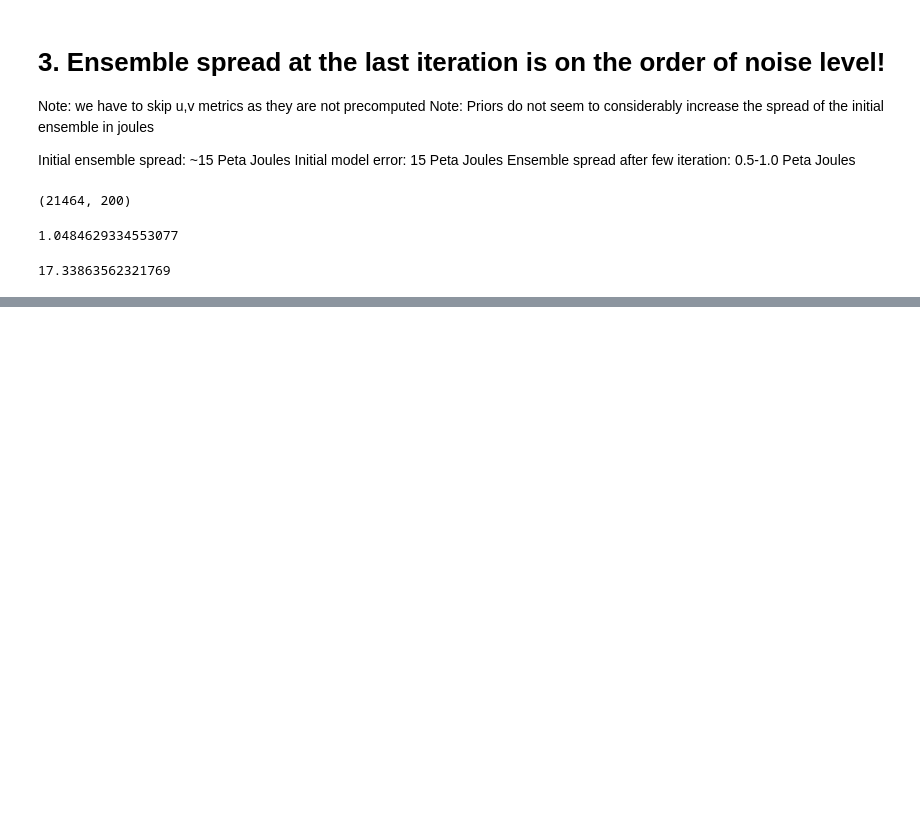
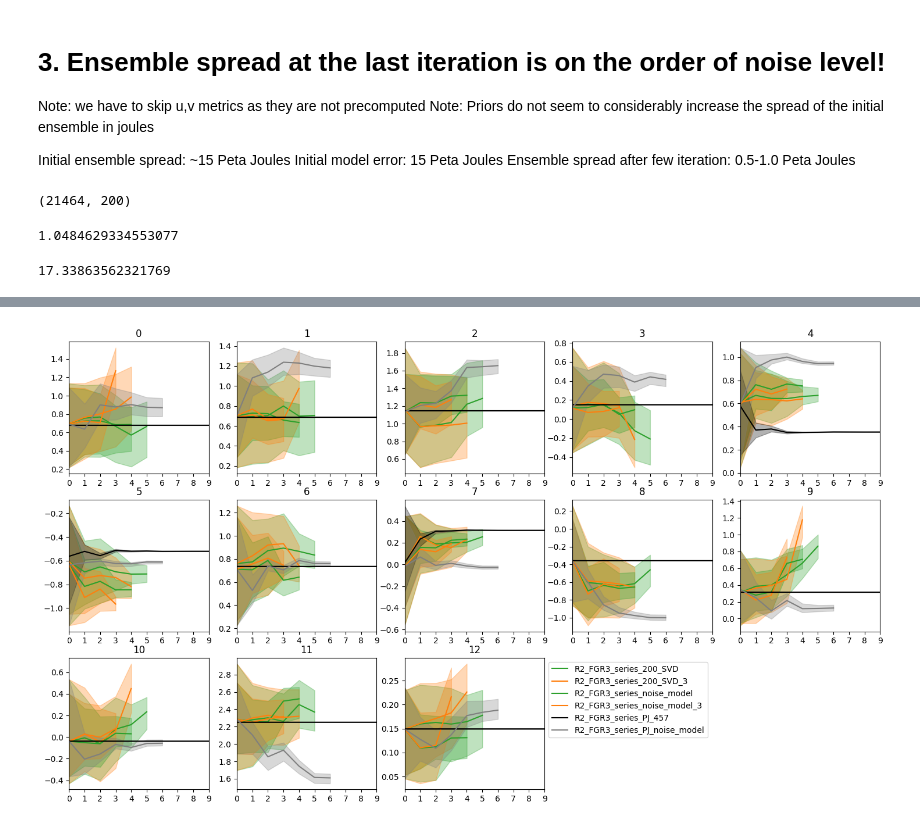
Before and after one commit to m2lines/calibration-MOM6, a Jupyter notebook: notebooks/noise_model.ipynb, the cells around one changed output, grey strips where cells are left out. Saved outputs shown, nothing was run; the diff lists cells and outputs as text; code cells hidden in the pictures; blank space fills up the shorter version.

```diff
--- a/notebooks/noise_model.ipynb
+++ b/notebooks/noise_model.ipynb
@@ -586,0 +773,13 @@ y_true = np.concatenate([
+# %%
+plt.figure(figsize=(18,10))
+plot_params('R2_FGR3_series_200_SVD', color='tab:green')
+plot_params('R2_FGR3_series_200_SVD_3', color='tab:orange')
+
+plot_params('R2_FGR3_series_noise_model', color='tab:green')
+plot_params('R2_FGR3_series_noise_model_3', color='tab:orange')
+
+plot_params('R2_FGR3_series_PJ_457', color='k')
+
+plot_params('R2_FGR3_series_PJ_noise_model', color='tab:gray')
+# %% [output]
+[figure, added]
```
Also changed, not shown: parts of 34 cells of this notebook, 3 other files.
